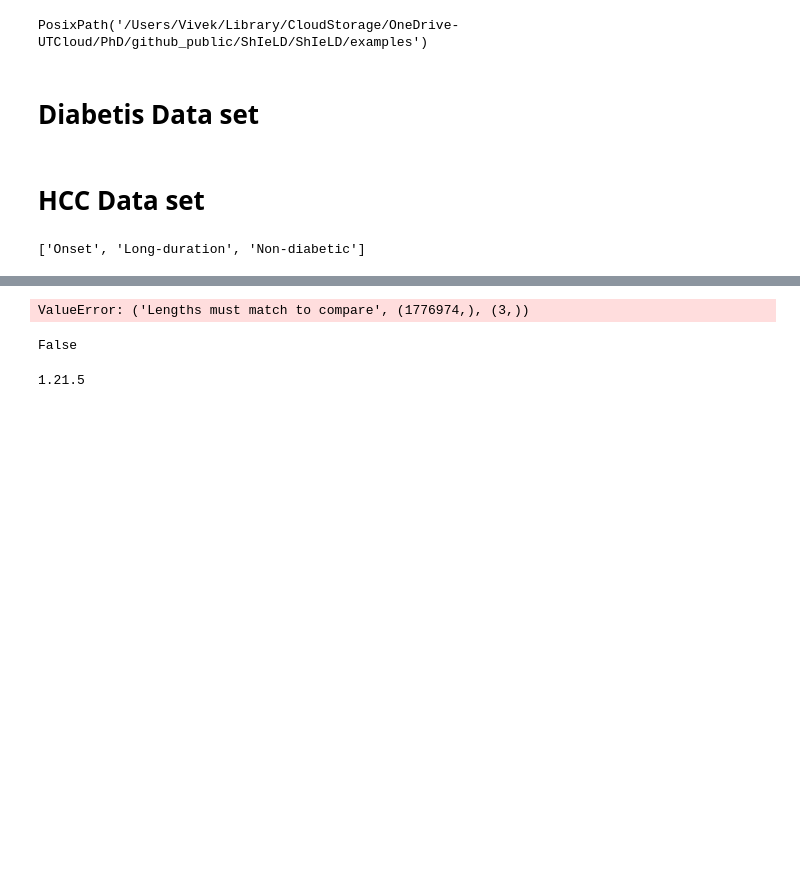
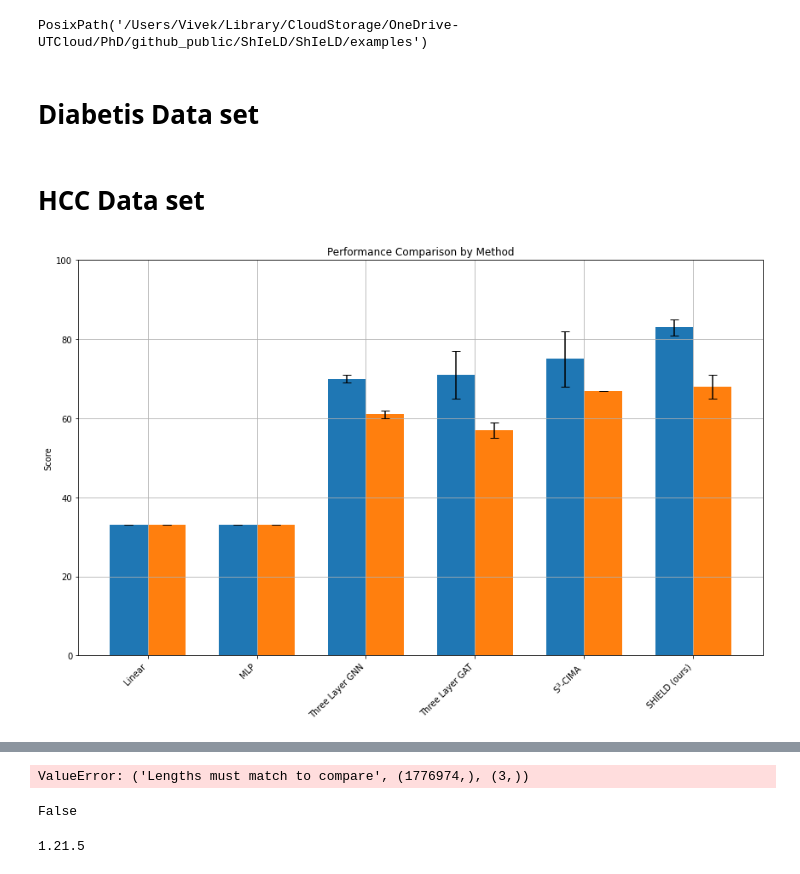
Before and after one commit to V-Sehra/SHIELD, a Jupyter notebook: ShIeLD/examples/data_set_propertiers_JSON.ipynb, the cells around one changed output, grey strips where cells are left out. Cells and saved outputs as stored; diff of their text form; code cells hidden in the pictures; blank space fills up the shorter version.

```diff
--- a/ShIeLD/examples/data_set_propertiers_JSON.ipynb
+++ b/ShIeLD/examples/data_set_propertiers_JSON.ipynb
@@ -68,7 +68,70 @@ with open(Path.cwd() / 'diabetes' /'requirements.pt', 'wb') as f:
 # HCC Data set
 # %%
 import pandas as pd
-# %%
-list(requirements['label_dict'].keys())
-# %% [output]
-['Onset', 'Long-duration', 'Non-diabetic']
+# %%
+import matplotlib.pyplot as plt
+import numpy as np
+
+# Data from the table
+methods = [
+    "Linear",
+    "MLP",
+    "Three Layer GNN",
+    "Three Layer GAT",
+    r"S$^{3}$-CIMA",
+    r"SHIELD (ours)"
+]
+
+# Means and error values for each metric
+# (Metric 1 and Metric 2 correspond to the two columns in your table)
+metric1_means = [33, 33, 70, 71, 75, 83]
+metric1_errors = [0, 0, 1, 6, 7, 2]
+
+metric2_means = [33, 33, 61, 57, 67, 68]
+metric2_errors = [0, 0, 1, 2, 0, 3]
+
+# Create positions for the groups on the x-axis
+x = np.arange(len(methods))
+bar_width = 0.35
+
+# Create a figure and axis object with a defined size
+fig, ax = plt.subplots(figsize=(12, 8))
+
+# Plot the first set of bars with error bars
+bars1 = ax.bar(
+    x - bar_width/2,
+    metric1_means,
+    bar_width,
+    yerr=metric1_errors,
+    capsize=5,
+    label='Training accuracies'
+)
+
+# Plot the second set of bars with error bars
+bars2 = ax.bar(
+    x + bar_width/2,
+    metric2_means,
+    bar_width,
+    yerr=metric2_errors,
+    capsize=5,
+    label='Metric 2'
+)
+
+# Add text for labels, title, and custom x-axis tick labels
+ax.set_ylabel('Score')
+ax.set_title('Performance Comparison by Method')
+ax.set_xticks(x)
+ax.set_xticklabels(methods, rotation=45, ha='right')
+ax.grid(visible = True)
+ax.set_ylim([0, 100])
+#ax.legend()
+
+# Improve layout spacing
+plt.tight_layout()
+
+# Display the plot
+plt.show()
+
+fig.savefig('performance_HCC.png',dpi=300)
+# %% [output]
+[figure, added]
```
Also changed, not shown: parts of 2 cells of this notebook, 1 other file.
